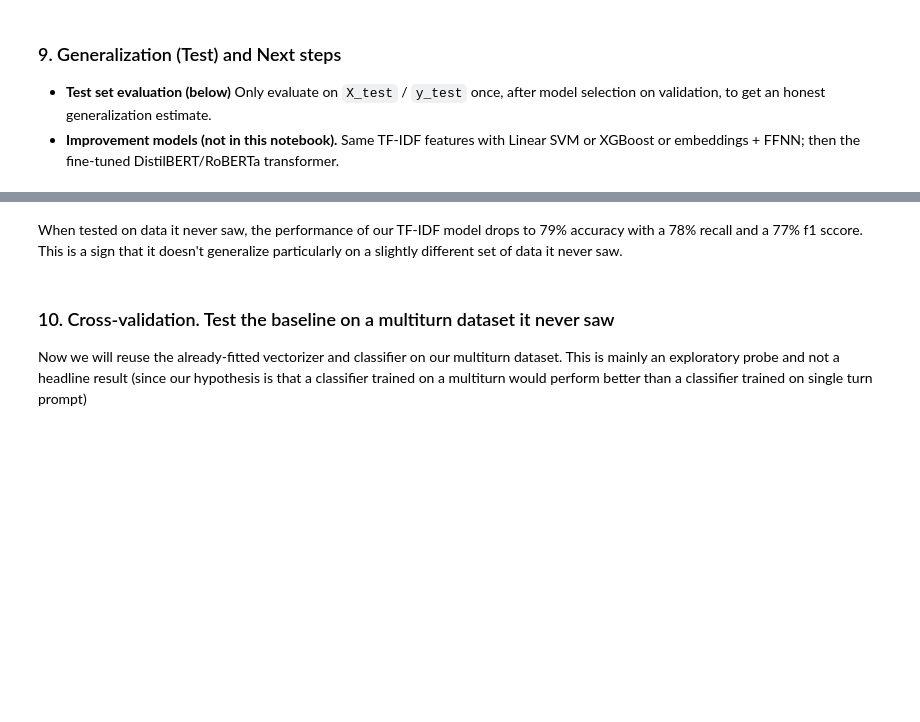
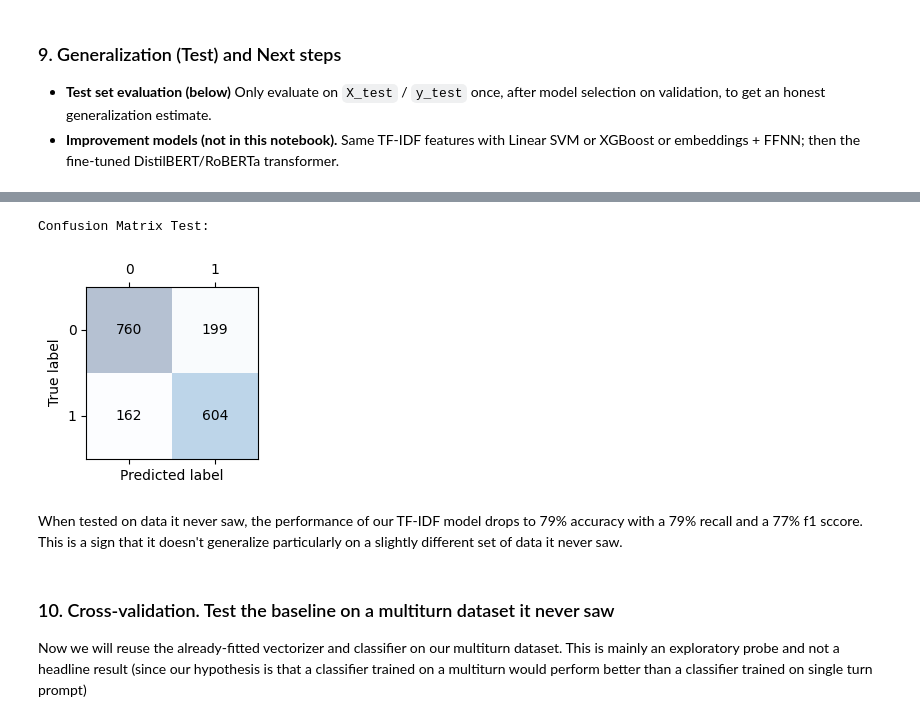
Before and after one commit to strouddm/project-jail-break, a Jupyter notebook: notebooks/06_flo_baseline.ipynb, the cells around one changed output, grey strips where cells are left out. Drawn from its saved outputs; the diff is of its cells as text; code cells hidden in the pictures; blank space fills up the shorter version.

```diff
--- a/notebooks/06_flo_baseline.ipynb
+++ b/notebooks/06_flo_baseline.ipynb
@@ -261,5 +275,11 @@ Test set AUC: 0.8702044939109221
+# %%
+print("Confusion Matrix Test:\n")
+confusion_matrix_plot(confusion_matrix(Y_test, Y_test_pred))
+# %% [output]
+Confusion Matrix Test:
+[figure, added]
 # %% [markdown]
-When tested on data it never saw, the performance of our TF-IDF model drops to 79% accuracy with a 78% recall and a 77% f1 sccore. This is a sign that it doesn't generalize particularly on a slightly different set of data it never saw.
+When tested on data it never saw, the performance of our TF-IDF model drops to 79% accuracy with a 79% recall and a 77% f1 sccore. This is a sign that it doesn't generalize particularly on a slightly different set of data it never saw.
 # %% [markdown]
 ### 10. Cross-validation. Test the baseline on a multiturn dataset it never saw
 
```
Also changed, not shown: parts of 21 cells of this notebook.
